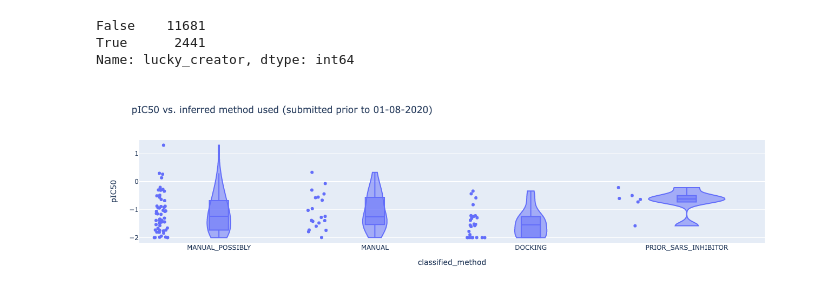
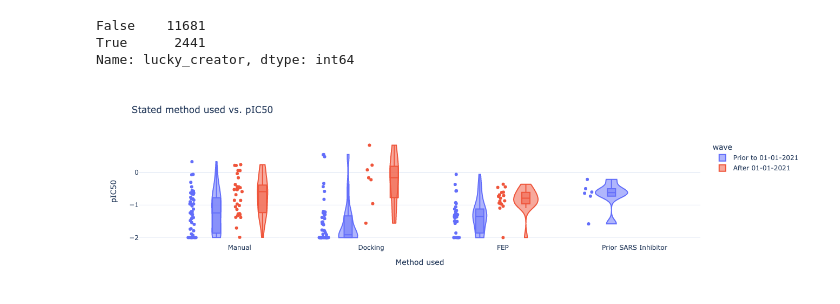
Before and after one commit to matteoferla/COVID-Moonshot-metadata-analysis, a Jupyter notebook: methods.ipynb, the cells around one changed output. Drawn from its saved outputs; the diff is of its cells as text; code cells hidden in the pictures.

Commit message:
:art: figures

```diff
--- a/methods.ipynb
+++ b/methods.ipynb
@@ -115,19 +115,30 @@ False    11681
 True      2441
 Name: lucky_creator, dtype: int64
 # %%
-date_cutoff = datetime(2020, 8, 1)
+date_cutoff = datetime(2021, 1, 1)
+moonshot['Method used'] = moonshot.classified_method.str.title().str.replace('_', ' ').str.replace('Sars', 'SARS').str.replace('Fep', 'FEP')
+moonshot['wave'] =  ((moonshot.submission_date < date_cutoff) & (moonshot.shipment_date < date_cutoff)).map({True: f'Prior to {date_cutoff.strftime("%d-%m-%Y")}',
+                                                                                                             False: f'After {date_cutoff.strftime("%d-%m-%Y")}'
+                                                                                                             }
+                                                                                                             )
+subbed = moonshot.loc[~moonshot.classified_method.isin(['STARTING_LIBRARY', 'UNKNOWN', 'MANUAL_POSSIBLY'])]
 
-subbed = moonshot.loc[~moonshot.classified_method.isin(['STARTING_LIBRARY', 'UNKNOWN']) & \
-                      (moonshot.submission_date < date_cutoff) & (moonshot.shipment_date < date_cutoff)
-                     ]
+
 
 fig = px.violin(subbed,
-                title=f'pIC50 vs. inferred method used (submitted prior to {date_cutoff.strftime("%d-%m-%Y")})',
-                y='pIC50', x='classified_method',
+                template='plotly_white',
+                title=f'Stated method used vs. pIC50',
+                y='pIC50', x='Method used',
+                #log_y=True,
                #color='lucky_creator',
+               color='wave',
+               category_orders={"Method used": ['Prior SARS Inhibitors', 'Manual', 'Docking', 'FEP'],
+                               "wave": [f'Prior to {date_cutoff.strftime("%d-%m-%Y")}', f'After {date_cutoff.strftime("%d-%m-%Y")}'],
+                               },
                box=True,
                points='all')
 fig.update_traces(spanmode = 'hard')
+fig.write_image("images/method_ic50.png", width=800, height=600, scale=2)
 fig
 # %% [output]
-[figure, old version]
+[figure, new version]
```
Also changed, not shown: parts of 3 cells of this notebook, 1 other file.
